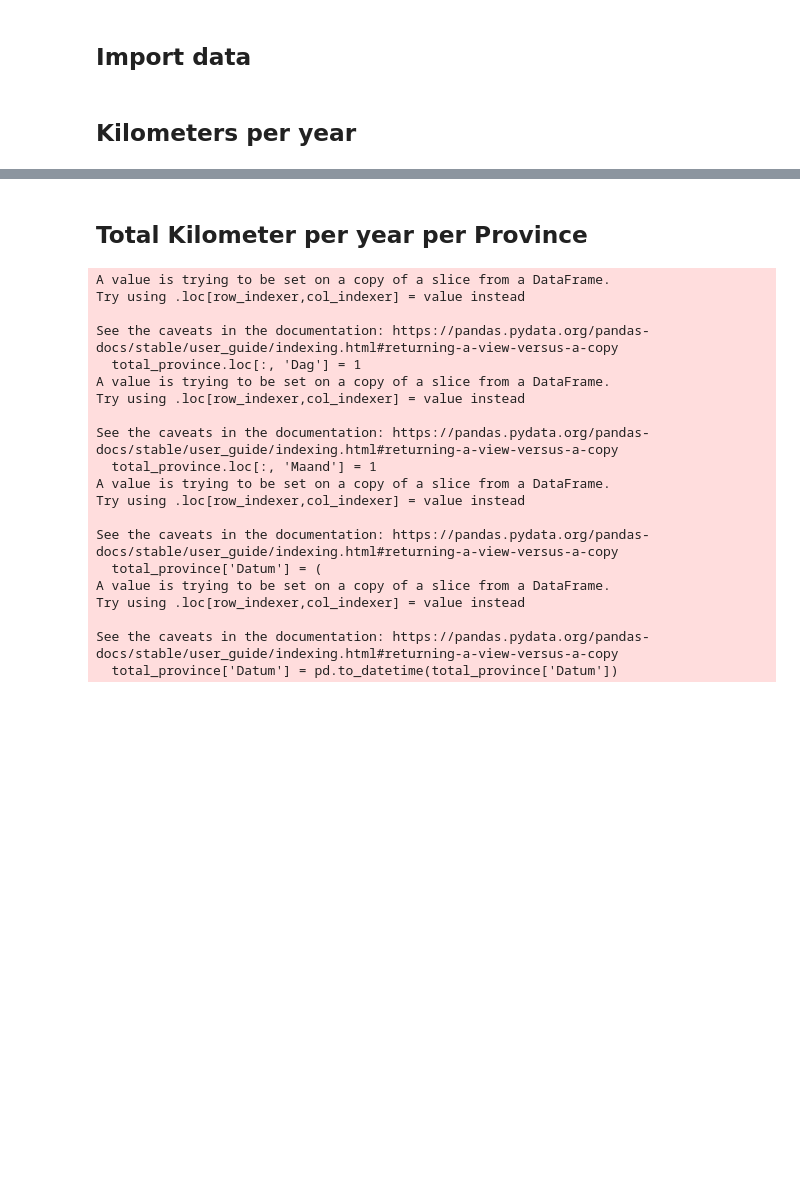
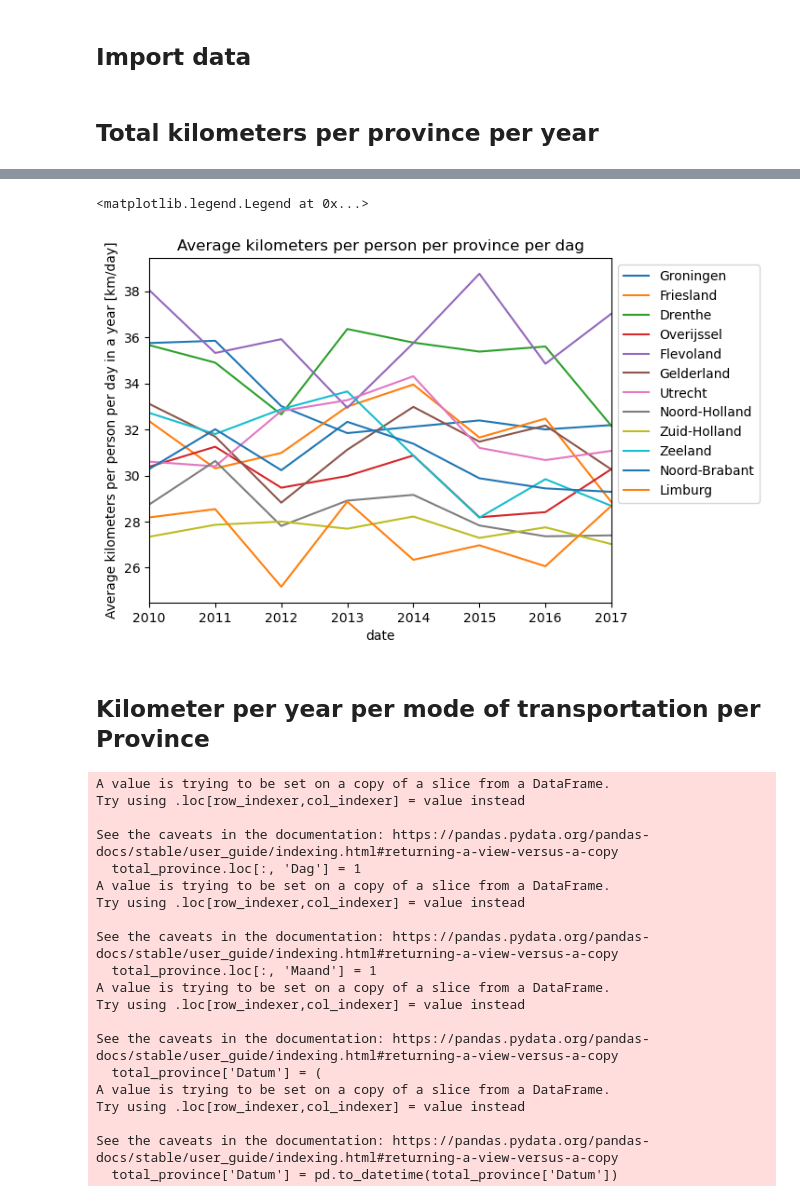
Before and after one commit to lisette-924/TIL6022-group11, a Jupyter notebook: Mobility_per_province(subquestion3).ipynb, the cells around one changed output, grey strips where cells are left out. Saved outputs shown, nothing was run; the diff lists cells and outputs as text; code cells hidden in the pictures; blank space fills up the shorter version.

```diff
--- a/Mobility_per_province(subquestion3).ipynb
+++ b/Mobility_per_province(subquestion3).ipynb
@@ -15,2 +14,0 @@ car_and_train = population_total[population_total['Vervoerwijzen'].isin(['Auto (
-# %% [markdown]
-## Kilometers per year
@@ -18,0 +15,66 @@ car_and_train_total = car_and_train[car_and_train['KenmerkenVerplaatsing'].isin(
+# %% [markdown]
+## Total kilometers per province per year
+# %%
+total_kilometers = car_and_train_total[car_and_train_total['Vervoerwijzen'].isin(['Totaal'])] # filter modes of transportation to only the total number of kilometers
+tot_km_province = total_kilometers[total_kilometers['RegioS'].isin(['Groningen (PV)',         # filter regios to only total kilometer per provinces
+                                                                    'Friesland (PV)',
+                                                                    'Drenthe (PV)',
+                                                                    'Overijssel (PV)',
+                                                                    'Flevoland (PV)',
+                                                                    'Gelderland (PV)',
+                                                                    'Utrecht (PV)',
+                                                                    'Noord-Holland (PV)',
+                                                                    'Zuid-Holland (PV)',
+                                                                    'Zeeland (PV)',
+                                                                    'Noord-Brabant (PV)',
+                                                                    'Limburg (PV)'])]
+# %%
+# Assign a date to the data based on the year
+tot_km_province.loc[:, 'Dag'] = 1
+tot_km_province.loc[:, 'Maand'] = 1
+
+tot_km_province['Datum'] = (
+    tot_km_province['Perioden'].astype(str) + '-' +
+    tot_km_province['Maand'].astype(str).str.zfill(2) + '-' +
+    tot_km_province['Dag'].astype(str).str.zfill(2)
+)
+tot_km_province['Datum'] = pd.to_datetime(tot_km_province['Datum'])
+tot_km_province.set_index('Datum', inplace=True)
+
+# Create a dataset for each province
+groningen = tot_km_province[tot_km_province['RegioS'] == 'Groningen (PV)']
+friesland = tot_km_province[tot_km_province['RegioS'] == 'Friesland (PV)']
+drenthe = tot_km_province[tot_km_province['RegioS'] == 'Drenthe (PV)']
+overijssel = tot_km_province[tot_km_province['RegioS'] == 'Overijssel (PV)']
+flevoland = tot_km_province[tot_km_province['RegioS'] == 'Flevoland (PV)']
+gelderland = tot_km_province[tot_km_province['RegioS'] == 'Gelderland (PV)']
+utrecht = tot_km_province[tot_km_province['RegioS'] == 'Utrecht (PV)']
+noord_holland= tot_km_province[tot_km_province['RegioS'] == 'Noord-Holland (PV)']
+zuid_holland = tot_km_province[tot_km_province['RegioS'] == 'Zuid-Holland (PV)']
+zeeland = tot_km_province[tot_km_province['RegioS'] == 'Zeeland (PV)']
+noord_brabant = tot_km_province[tot_km_province['RegioS'] == 'Noord-Brabant (PV)']
+limburg = tot_km_province[tot_km_province['RegioS'] == 'Limburg (PV)']
+
+# Combine the datasets per province to one dataset
+totaal_per_province = groningen[['Afstand_2']].copy()
+totaal_per_province.rename(columns={'Afstand_2': 'Groningen'}, inplace=True)
+totaal_per_province['Friesland'] = friesland[['Afstand_2']]
+totaal_per_province['Drenthe'] = drenthe[['Afstand_2']]
+totaal_per_province['Overijssel'] = overijssel[['Afstand_2']]
+totaal_per_province['Flevoland'] = flevoland[['Afstand_2']]
+totaal_per_province['Gelderland'] = gelderland[['Afstand_2']]
+totaal_per_province['Utrecht'] = utrecht[['Afstand_2']]
+totaal_per_province['Noord-Holland'] = noord_holland[['Afstand_2']]
+totaal_per_province['Zuid-Holland'] = zuid_holland[['Afstand_2']]
+totaal_per_province['Zeeland'] = zeeland[['Afstand_2']]
+totaal_per_province['Noord-Brabant'] = noord_brabant[['Afstand_2']]
+totaal_per_province['Limburg'] = limburg[['Afstand_2']]
+
+# Plot the data
+display(totaal_per_province)
+totaal_per_province.plot()
+plt.title('Average kilometers per person per province per dag')
+plt.xlabel('date')
+plt.ylabel('Average kilometers per person per day in a year [km/day]')
+plt.legend(loc='upper left', bbox_to_anchor=(1, 1))
+# %% [output]
@@ -19,5 +111,7 @@ car_and_train_total = car_and_train[car_and_train['KenmerkenVerplaatsing'].isin(
+<matplotlib.legend.Legend at 0x...>
+[figure, new version]
 # %% [markdown]
-## Total Kilometer per year per Province
+## Kilometer per year per mode of transportation per Province
 # %%
 total_province = car_and_train_total[car_and_train_total['RegioS'].isin(['Groningen (PV)',
                                                                          'Friesland (PV)',
```
Also changed, not shown: parts of 10 cells of this notebook, 1 other file.
